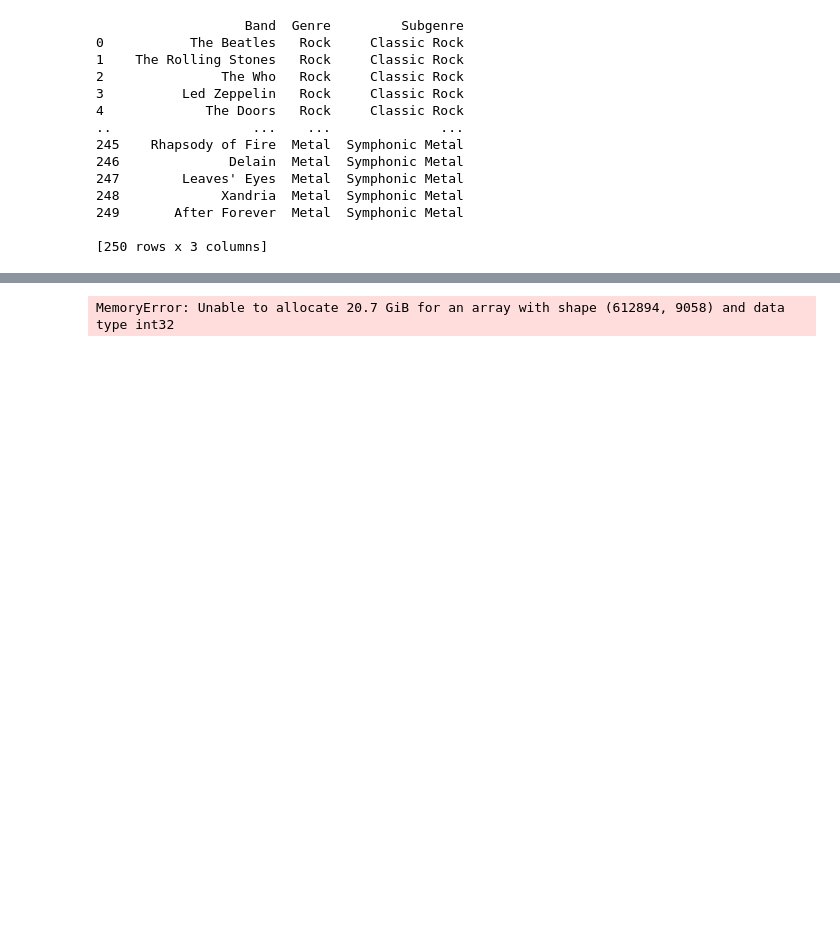
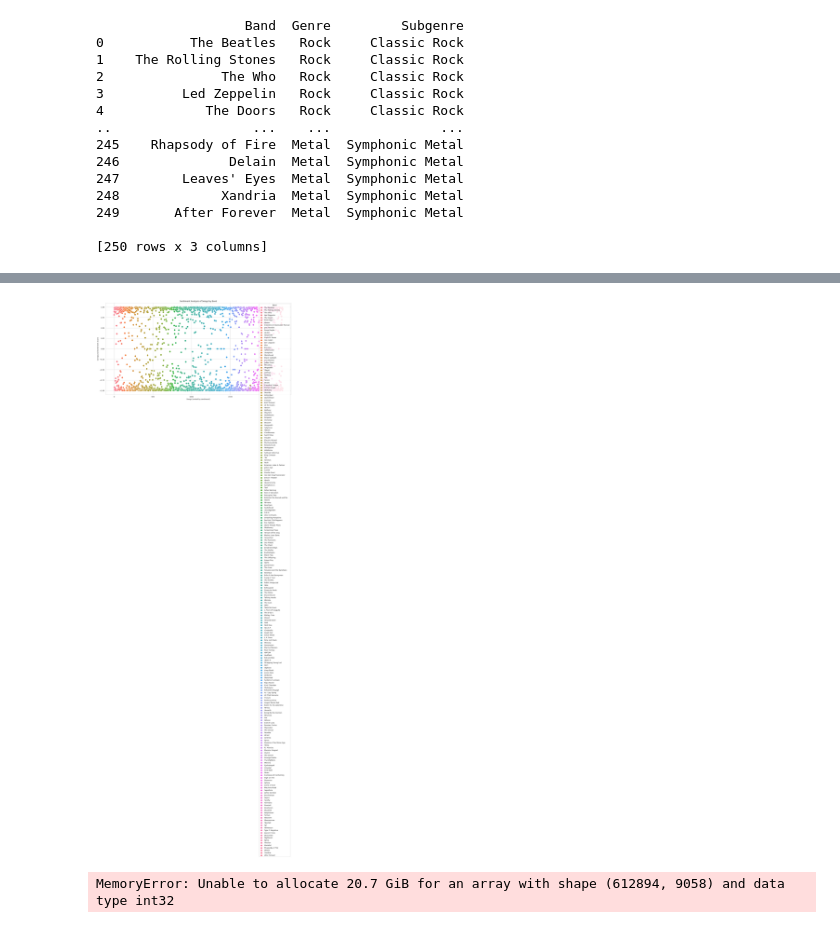
Before and after one commit to LucasMisk/DM_Project, a Jupyter notebook: DM_Project.ipynb, the cells around one changed output, grey strips where cells are left out. Cells and saved outputs as stored; diff of their text form; code cells hidden in the pictures; blank space fills up the shorter version.

```diff
--- a/DM_Project.ipynb
+++ b/DM_Project.ipynb
@@ -617,3 +672,33 @@ remove_square_brackets_csv(input_file, output_file)
+# %%
+# WRITE HERE DATA VISUALISATION
+
+import seaborn as sns
+import matplotlib.pyplot as plt
+
+df = pd.read_csv('sentiment_lyrics_dataset.csv')
+
+# Set the aesthetic style of the plots
+sns.set_style("whitegrid")
+
+# Create a color palette for the bands
+bands = df['Band'].unique()
+palette = sns.color_palette("husl", len(bands))
+band_color_map = dict(zip(bands, palette))
+
+# Plotting the sentiment scores by band
+plt.figure(figsize=(15, 10))
+
+for band in bands:
+    band_data = df[df['Band'] == band].sort_values(by='compound', ascending=False)
+    sns.scatterplot(x=band_data.index, y=band_data['compound'], label=band, color=band_color_map[band], s=100)
+
+plt.title('Sentiment Analysis of Songs by Band')
+plt.xlabel('Songs (sorted by sentiment)')
+plt.ylabel('Compound Sentiment Score')
+plt.legend(title='Band')
+plt.show()
+# %% [output]
+[figure, added]
 # %%
 # TRAIN SCRIPT, DO NOT RUN
 
```
Also changed, not shown: parts of 7 cells of this notebook.
